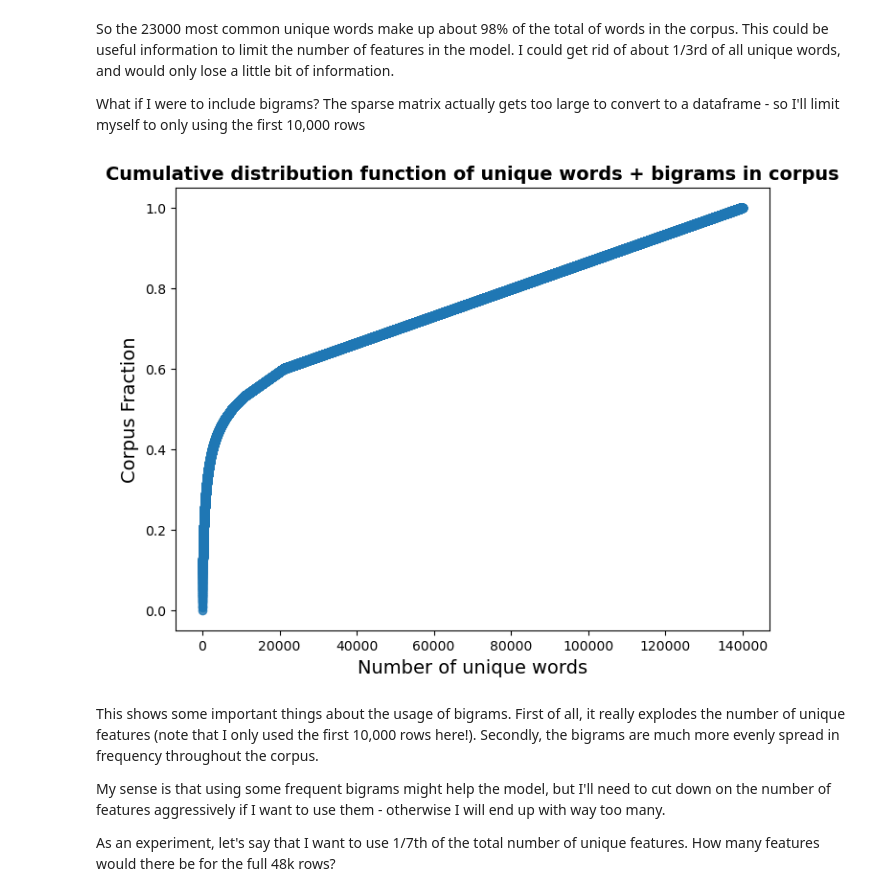
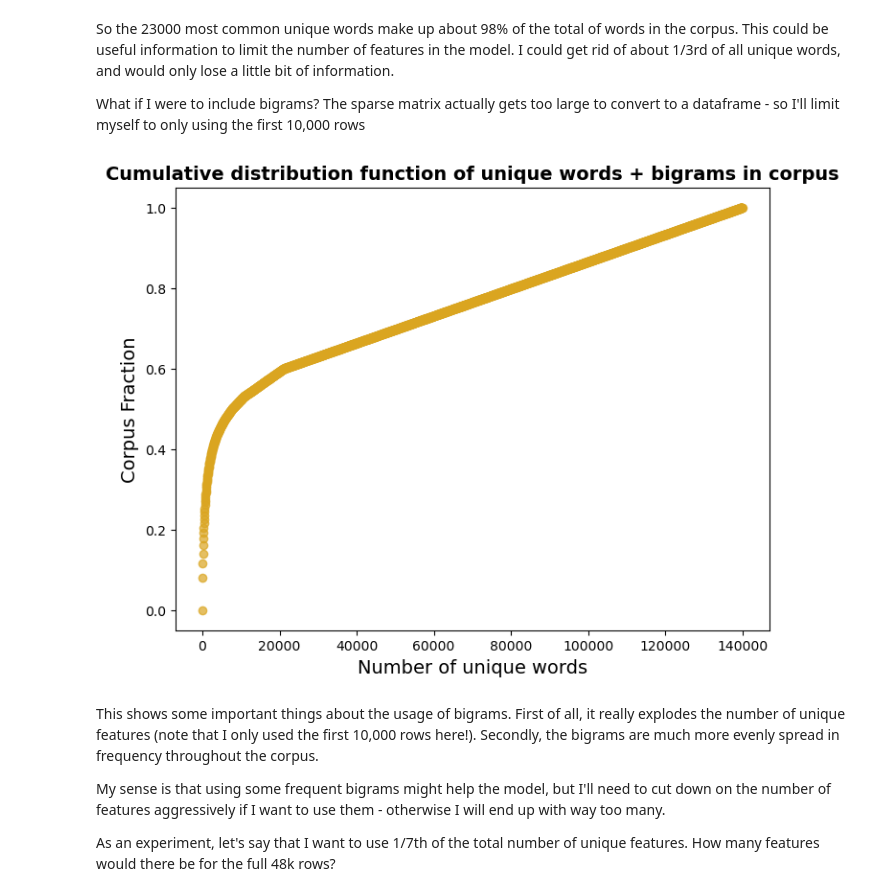
Before and after one commit to martijndevries/NLP_Reddit, a Jupyter notebook: code/EDA_and_cleaning.ipynb, the cells around one changed output. Drawn from its saved outputs; the diff is of its cells as text; code cells hidden in the pictures.

```diff
--- a/code/EDA_and_cleaning.ipynb
+++ b/code/EDA_and_cleaning.ipynb
@@ -900,18 +901,19 @@ c_bi_df = c_bi_df.set_index(com_df[:10000].index)
 # %%
 summed_words = c_bi_df.sum().sort_values(ascending=False)
 
 fig, ax = plt.subplots(figsize=(8,6))
 
 cl_corpus = make_corpus_cl(summed_words)
 
 wnr = np.arange(len(summed_words))
-ax.scatter(wnr, cl_corpus, marker='o', alpha=0.8)
+ax.scatter(wnr[::50], cl_corpus[::50], marker='o', alpha=0.7, color='goldenrod')
 ax.set_title('Cumulative distribution function of unique words + bigrams in corpus', fontweight='bold', fontsize=14)
 ax.set_xlabel('Number of unique words', fontsize=14)
 ax.set_ylabel('Corpus Fraction', fontsize=14)
+fig.savefig('../figures/bigram_cum_wl.png', dpi=300)
 plt.show()
 # %% [output]
-[figure, old version]
+[figure, new version]
 # %% [markdown]
 This shows some important things about the usage of bigrams. First of all, it really explodes the number of unique features (note that I only used the first 10,000 rows here!). Secondly, the bigrams are much more evenly spread in frequency throughout the corpus.
 
```
Also changed, not shown: parts of 3 cells of this notebook, 14 other files.
